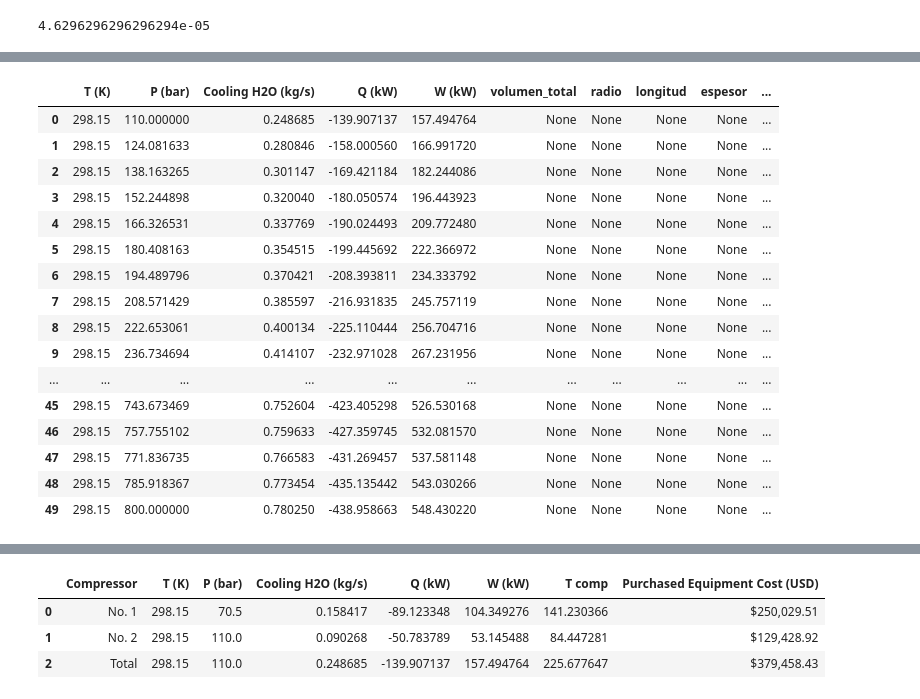
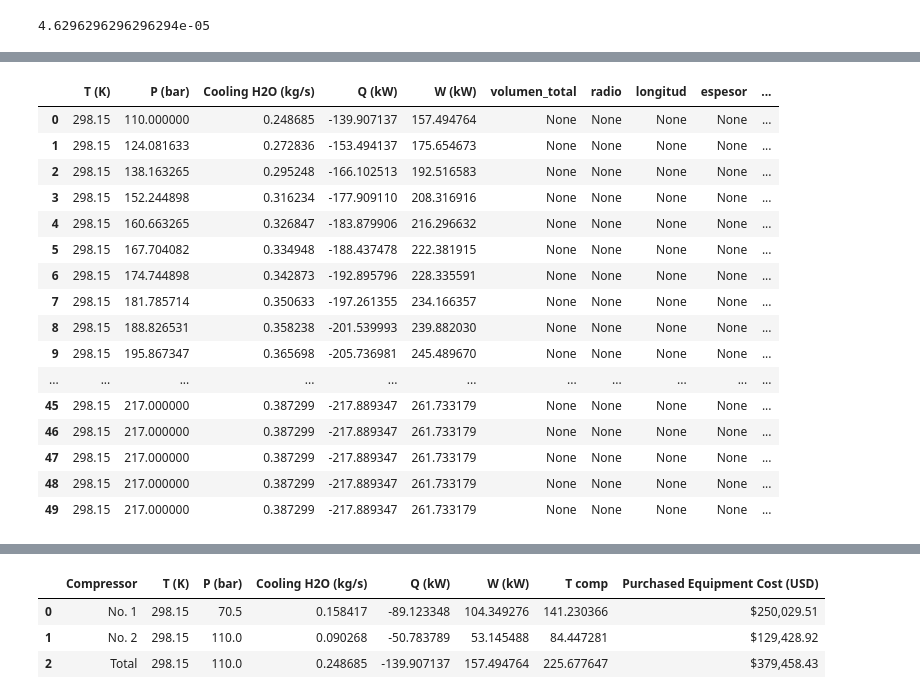
Before and after one commit to SOTO729/8vo, a Jupyter notebook: Dimensionamiento de Equipos/Sistema de Compresión.ipynb, the cells around one changed output, grey strips where cells are left out. Drawn from its saved outputs; the diff is of its cells as text; code cells hidden in the pictures.

```diff
--- a/Dimensionamiento de Equipos/Sistema de Compresión.ipynb
+++ b/Dimensionamiento de Equipos/Sistema de Compresión.ipynb
@@ -451,26 +580,43 @@ for i in range(len(Pes)):
     P2_target = P
 
     # Cálculo del número de etapas
-    N_etapas = np.ceil((np.log(P2_target) / np.log(Po)) / np.log(2))
+    N_etapas = np.ceil((np.log(P2_target) / np.log(Po)) / np.log(3))
     stages.append(N_etapas)
 
-    P_etapa = P_diff / N_etapas
+    # Se calcula el valor “sin límite” para el incremento de presión en cada etapa
+    p_etapa = P_diff / N_etapas
+
+    # Se inicializa la lista de presiones. El primer valor es la presión base Po.
     P_acum = [Po]
     Temps = [25 + 273.15]
 
     # Inicialización de contenedores para los datos de cada etapa
-    Qs, Ts, m_H2O, comp, power, Ps = [], [], [], [], [], []
-    Tcomp = []  # Lista para almacenar el valor de "T comp" en cada etapa
+    Qs, Ts, m_H2O, comp, power, Ps_list = [], [], [], [], [], []
+    Tcomp = []  # Para almacenar "T comp" en cada etapa
     eta = 0.75
     Tref_val = Tref  # Se asume que Tref ya está definida
 
-    # Cálculos para cada etapa (se usa j para evitar conflicto con i)
+    # Iterar por cada etapa
     for j in range(int(N_etapas)):
+        # Se define, para cada etapa, el incremento permitido:
+        if j == 0:
+            # En la primera etapa no puede superar 2·Po
+            allowed_increment = 2 * Po
+        else:
+            # En etapas posteriores se toma el incremento usado en la etapa anterior (almacenado en P_acum[-1])
+            # y se limita a su doble.
+            allowed_increment = 2 * P_acum[-1]
+
+        # Se aplica la restricción: se toma el mínimo entre el valor calculado originalmente y el permitido.
+        p_etapa_actual = min(p_etapa, allowed_increment)
+
+        # Se calculan las presiones de entrada y salida de la etapa
         P1 = sum(P_acum)
-        P_acum.append(P_etapa)
+        P_acum.append(p_etapa_actual)
         P2 = sum(P_acum)
 
         print(f"P1: {P1}, P2: {P2}, eta: {eta}, m: {m}")
+
         # Resolver para el trabajo reversible utilizando root
         x0 = [1.0]
         sol = root(trabajo_reversible_IT, x0=[500], args=(m, P1, P2, eta, 298.15), method='hybr')
@@ -491,35 +637,34 @@ for i in range(len(Pes)):
             x_encontrado = solucion.x[0]
             print(f"Solución encontrada: x = {x_encontrado:.6f}")
 
-            # Se actualizan los acumuladores de datos
+            # Se actualizan los acumuladores de datos de la etapa
             Temps.append(25 + 273.15)
             Qs.append(float(-e))      # Se asume que "e" está definido
             Ts.append(25 + 273.15)
             m_H2O.append(float(x_encontrado))
             comp.append('No. ' + str(j + 1))
             power.append(resultado * 1e3)
-            Ps.append(P2)
-            Tcomp.append(tkñ-273.15)  # Agregar el valor de tkñ a la lista para esta etapa
+            Ps_list.append(P2)
+            Tcomp.append(tkñ - 273.15)
         else:
             print("No se encontró solución:", solucion.message)
 
-    # Crear el DataFrame de compresores con los datos por etapa
+    # Resto del código (agrupación de resultados, cálculo de costos, etc.)
     data = {
         "Compressor": comp,
         "T (K)": Ts,
-        "P (bar)": Ps,  # Se asume que el valor está en bar
+        "P (bar)": Ps_list,  # Se asume que el valor está en bar
         "Cooling H2O (kg/s)": m_H2O,
         "Q (kW)": np.array(Qs),
         "W (kW)": np.array(power),
-        "T comp": Tcomp  # Ahora se almacena la lista completa de valores por etapa
+        "T comp": Tcomp
     }
     df_compresores = pd.DataFrame(data)
 
-    # Agregar una fila de totales al final de df_compresores
     total_row = [
         "Total",
         Temps[-1],
-        Ps[-1],
+        Ps_list[-1],
         sum(df_compresores['Cooling H2O (kg/s)']),
         sum(df_compresores['Q (kW)']),
         sum(df_compresores['W (kW)']),
@@ -698,20 +843,20 @@ Masa del tanque: 5334.52 ton
 |  | T (K) | P (bar) | Cooling H2O (kg/s) | Q (kW) | W (kW) | volumen_total | radio | longitud | espesor | ... |
 | 0 | 298.15 | 110.000000 | 0.248685 | -139.907137 | 157.494764 | None | None | None | None | ... |
-| 1 | 298.15 | 124.081633 | 0.280846 | -158.000560 | 166.991720 | None | None | None | None | ... |
-| 2 | 298.15 | 138.163265 | 0.301147 | -169.421184 | 182.244086 | None | None | None | None | ... |
-| 3 | 298.15 | 152.244898 | 0.320040 | -180.050574 | 196.443923 | None | None | None | None | ... |
-| 4 | 298.15 | 166.326531 | 0.337769 | -190.024493 | 209.772480 | None | None | None | None | ... |
-| 5 | 298.15 | 180.408163 | 0.354515 | -199.445692 | 222.366972 | None | None | None | None | ... |
-| 6 | 298.15 | 194.489796 | 0.370421 | -208.393811 | 234.333792 | None | None | None | None | ... |
-| 7 | 298.15 | 208.571429 | 0.385597 | -216.931835 | 245.757119 | None | None | None | None | ... |
-| 8 | 298.15 | 222.653061 | 0.400134 | -225.110444 | 256.704716 | None | None | None | None | ... |
-| 9 | 298.15 | 236.734694 | 0.414107 | -232.971028 | 267.231956 | None | None | None | None | ... |
+| 1 | 298.15 | 124.081633 | 0.272836 | -153.494137 | 175.654673 | None | None | None | None | ... |
+| 2 | 298.15 | 138.163265 | 0.295248 | -166.102513 | 192.516583 | None | None | None | None | ... |
+| 3 | 298.15 | 152.244898 | 0.316234 | -177.909110 | 208.316916 | None | None | None | None | ... |
+| 4 | 298.15 | 160.663265 | 0.326847 | -183.879906 | 216.296632 | None | None | None | None | ... |
+| 5 | 298.15 | 167.704082 | 0.334948 | -188.437478 | 222.381915 | None | None | None | None | ... |
+| 6 | 298.15 | 174.744898 | 0.342873 | -192.895796 | 228.335591 | None | None | None | None | ... |
+| 7 | 298.15 | 181.785714 | 0.350633 | -197.261355 | 234.166357 | None | None | None | None | ... |
+| 8 | 298.15 | 188.826531 | 0.358238 | -201.539993 | 239.882030 | None | None | None | None | ... |
+| 9 | 298.15 | 195.867347 | 0.365698 | -205.736981 | 245.489670 | None | None | None | None | ... |
 | ... | ... | ... | ... | ... | ... | ... | ... | ... | ... | ... |
-| 45 | 298.15 | 743.673469 | 0.752604 | -423.405298 | 526.530168 | None | None | None | None | ... |
-| 46 | 298.15 | 757.755102 | 0.759633 | -427.359745 | 532.081570 | None | None | None | None | ... |
-| 47 | 298.15 | 771.836735 | 0.766583 | -431.269457 | 537.581148 | None | None | None | None | ... |
-| 48 | 298.15 | 785.918367 | 0.773454 | -435.135442 | 543.030266 | None | None | None | None | ... |
-| 49 | 298.15 | 800.000000 | 0.780250 | -438.958663 | 548.430220 | None | None | None | None | ... |
+| 45 | 298.15 | 217.000000 | 0.387299 | -217.889347 | 261.733179 | None | None | None | None | ... |
+| 46 | 298.15 | 217.000000 | 0.387299 | -217.889347 | 261.733179 | None | None | None | None | ... |
+| 47 | 298.15 | 217.000000 | 0.387299 | -217.889347 | 261.733179 | None | None | None | None | ... |
+| 48 | 298.15 | 217.000000 | 0.387299 | -217.889347 | 261.733179 | None | None | None | None | ... |
+| 49 | 298.15 | 217.000000 | 0.387299 | -217.889347 | 261.733179 | None | None | None | None | ... |
 # %%
 import matplotlib.pyplot as plt
 import scienceplots  # Asegúrate de tener instalado: pip install SciencePlots
```
Also changed, not shown: parts of 10 cells of this notebook, 1 other file.
